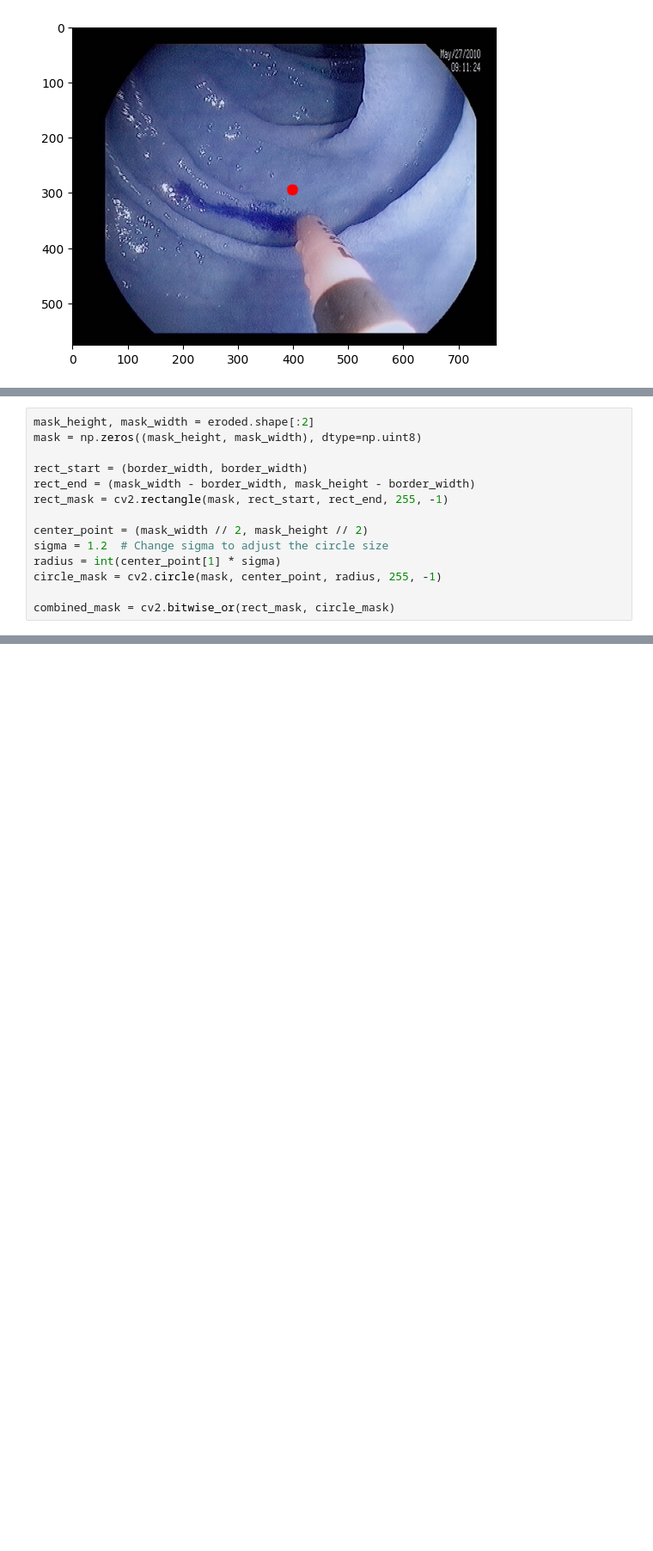
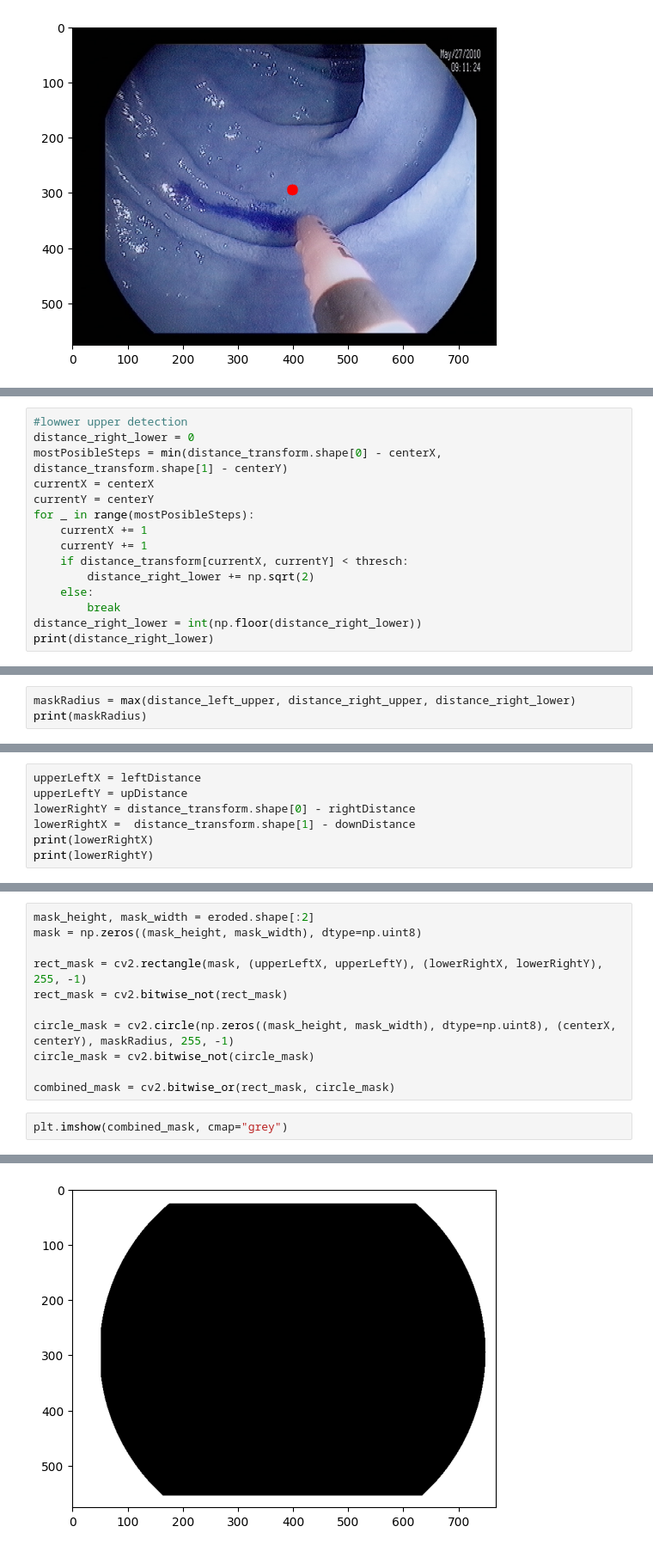
Before and after one commit to AdiJoost/medVQA-imageClef-Polyps, a Jupyter notebook: image_preparation.ipynb, the cells around one changed output, grey strips where cells are left out. Shown at 86% size. Saved outputs shown, nothing was run; the diff lists cells and outputs as text; blank space fills up the shorter version.

```diff
--- a/image_preparation.ipynb
+++ b/image_preparation.ipynb
@@ -204,0 +237,15 @@ plt.imshow(thirdRawImage)
+# %%
+#lowwer upper detection
+distance_right_lower = 0
+mostPosibleSteps = min(distance_transform.shape[0] - centerX, distance_transform.shape[1] - centerY)
+currentX = centerX
+currentY = centerY
+for _ in range(mostPosibleSteps):
+    currentX += 1
+    currentY += 1
+    if distance_transform[currentX, currentY] < thresch:
+        distance_right_lower += np.sqrt(2)
+    else:
+        break
+distance_right_lower = int(np.floor(distance_right_lower))
+print(distance_right_lower)
@@ -204,0 +254,3 @@ plt.imshow(thirdRawImage)
+# %%
+maskRadius = max(distance_left_upper, distance_right_upper, distance_right_lower)
+print(maskRadius)
@@ -204,0 +259,7 @@ plt.imshow(thirdRawImage)
+# %%
+upperLeftX = leftDistance
+upperLeftY = upDistance
+lowerRightY = distance_transform.shape[0] - rightDistance
+lowerRightX =  distance_transform.shape[1] - downDistance
+print(lowerRightX)
+print(lowerRightY)
@@ -206,13 +270,13 @@ plt.imshow(thirdRawImage)
 mask_height, mask_width = eroded.shape[:2]
 mask = np.zeros((mask_height, mask_width), dtype=np.uint8)
 
-rect_start = (border_width, border_width)
-rect_end = (mask_width - border_width, mask_height - border_width)
-rect_mask = cv2.rectangle(mask, rect_start, rect_end, 255, -1)
+rect_mask = cv2.rectangle(mask, (upperLeftX, upperLeftY), (lowerRightX, lowerRightY), 255, -1)
+rect_mask = cv2.bitwise_not(rect_mask)
 
-center_point = (mask_width // 2, mask_height // 2)
-sigma = 1.2  # Change sigma to adjust the circle size
-radius = int(center_point[1] * sigma)
-circle_mask = cv2.circle(mask, center_point, radius, 255, -1)
+circle_mask = cv2.circle(np.zeros((mask_height, mask_width), dtype=np.uint8), (centerX, centerY), maskRadius, 255, -1)
+circle_mask = cv2.bitwise_not(circle_mask)
 
 combined_mask = cv2.bitwise_or(rect_mask, circle_mask)
+# %%
+plt.imshow(combined_mask, cmap="grey")
+# %% [output]
@@ -219,3 +284,4 @@ combined_mask = cv2.bitwise_or(rect_mask, circle_mask)
+[figure, added]
 # %%
 plt.imshow(distance_transform, cmap="grey")
 # %% [output]
```
Also changed, not shown: parts of 13 cells of this notebook.
